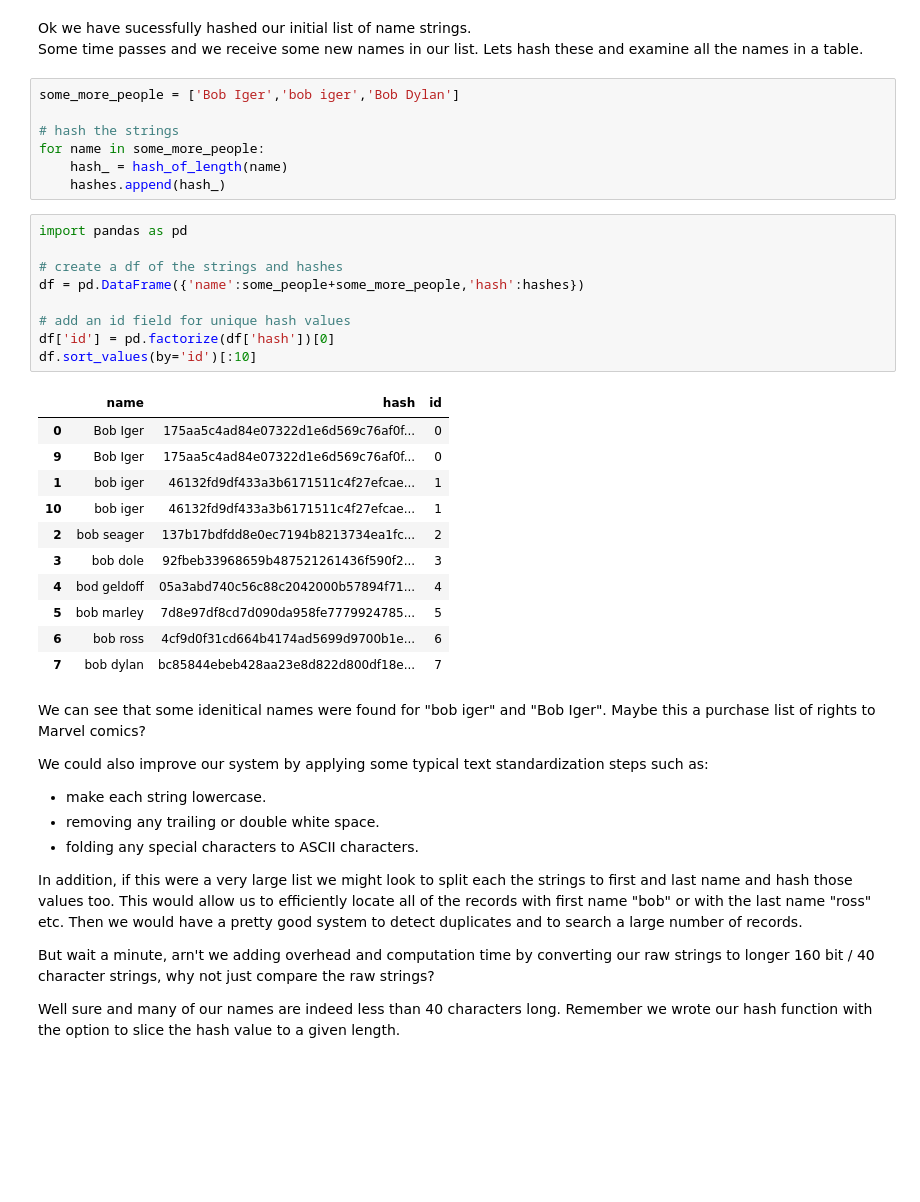
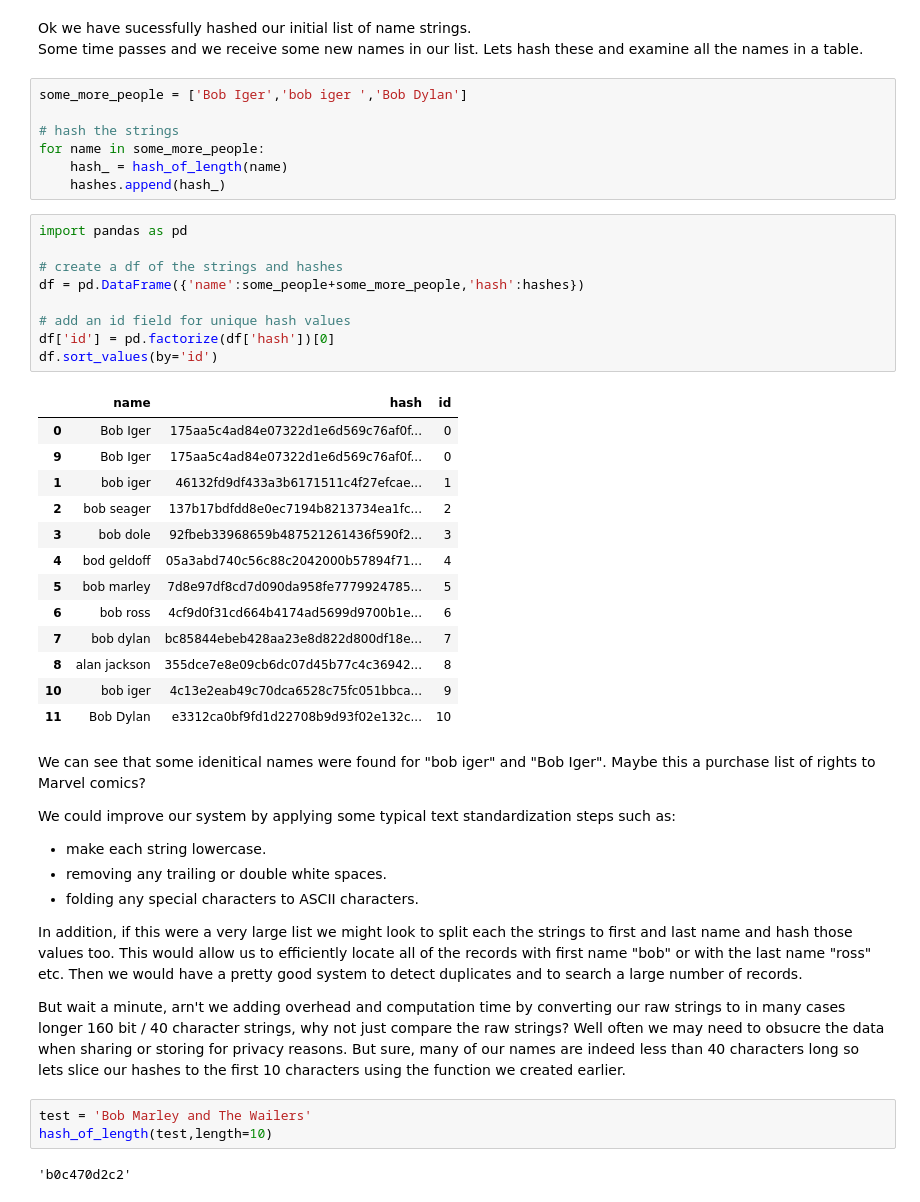
Before and after one commit to bpostance/learn_data_science, a Jupyter notebook: misc/QuickIntroductionToHashing.ipynb, the cells around one changed output. Cells and saved outputs as stored; diff of their text form; blank space fills up the shorter version.

Commit message:
BASIC HASHES

```diff
--- a/misc/QuickIntroductionToHashing.ipynb
+++ b/misc/QuickIntroductionToHashing.ipynb
@@ -82,7 +79,7 @@ for name in some_people:
 Ok we have sucessfully hashed our initial list of name strings.<br>
 Some time passes and we receive some new names in our list. Lets hash these and examine all the names in a table.
 # %%
-some_more_people = ['Bob Iger','bob iger','Bob Dylan']
+some_more_people = ['Bob Iger','bob iger ','Bob Dylan']
 
 # hash the strings
 for name in some_more_people:
@@ -91,34 +88,39 @@ for name in some_more_people:
 # %%
 import pandas as pd
 
 # create a df of the strings and hashes
 df = pd.DataFrame({'name':some_people+some_more_people,'hash':hashes})
 
 # add an id field for unique hash values
 df['id'] = pd.factorize(df['hash'])[0]
-df.sort_values(by='id')[:10]
+df.sort_values(by='id')
 # %% [output]
 |  | name | hash | id |
 | 0 | Bob Iger | 175aa5c4ad84e07322d1e6d569c76af0f... | 0 |
 | 9 | Bob Iger | 175aa5c4ad84e07322d1e6d569c76af0f... | 0 |
 | 1 | bob iger | 46132fd9df433a3b6171511c4f27efcae... | 1 |
-| 10 | bob iger | 46132fd9df433a3b6171511c4f27efcae... | 1 |
 | 2 | bob seager | 137b17bdfdd8e0ec7194b8213734ea1fc... | 2 |
 | 3 | bob dole | 92fbeb33968659b487521261436f590f2... | 3 |
 | 4 | bod geldoff | 05a3abd740c56c88c2042000b57894f71... | 4 |
 | 5 | bob marley | 7d8e97df8cd7d090da958fe7779924785... | 5 |
 | 6 | bob ross | 4cf9d0f31cd664b4174ad5699d9700b1e... | 6 |
 | 7 | bob dylan | bc85844ebeb428aa23e8d822d800df18e... | 7 |
+| 8 | alan jackson | 355dce7e8e09cb6dc07d45b77c4c36942... | 8 |
+| 10 | bob iger | 4c13e2eab49c70dca6528c75fc051bbca... | 9 |
+| 11 | Bob Dylan | e3312ca0bf9fd1d22708b9d93f02e132c... | 10 |
 # %% [markdown]
 We can see that some idenitical names were found for "bob iger" and "Bob Iger". Maybe this a purchase list of rights to Marvel comics?<br>
 
-We could also improve our system by applying some typical text standardization steps such as:
+We could improve our system by applying some typical text standardization steps such as:
  - make each string lowercase.
- - removing any trailing or double white space.
+ - removing any trailing or double white spaces.
  - folding any special characters to ASCII characters.
 
 In addition, if this were a very large list we might look to split each the strings to first and last name and hash those values too. This would allow us to efficiently locate all of the records with first name "bob" or with the last name "ross" etc. Then we would have a pretty good system to detect duplicates and to search a large number of records.
 
-But wait a minute, arn't we adding overhead and computation time by converting our raw strings to longer 160 bit / 40 character strings, why not just compare the raw strings?
-
-Well sure and many of our names are indeed less than 40 characters long. Remember we wrote our hash function with the option to slice the hash value to a given length.
+But wait a minute, arn't we adding overhead and computation time by converting our raw strings to in many cases longer 160 bit / 40 character strings, why not just compare the raw strings? Well often we may need to obsucre the data when sharing or storing for privacy reasons. But sure, many of our names are indeed less than 40 characters long so lets slice our hashes to the first 10 characters using the function we created earlier.
+# %%
+test = 'Bob Marley and The Wailers'
+hash_of_length(test,length=10)
+# %% [output]
+'b0c470d2c2'
```
Also changed, not shown: parts of 22 cells of this notebook.
